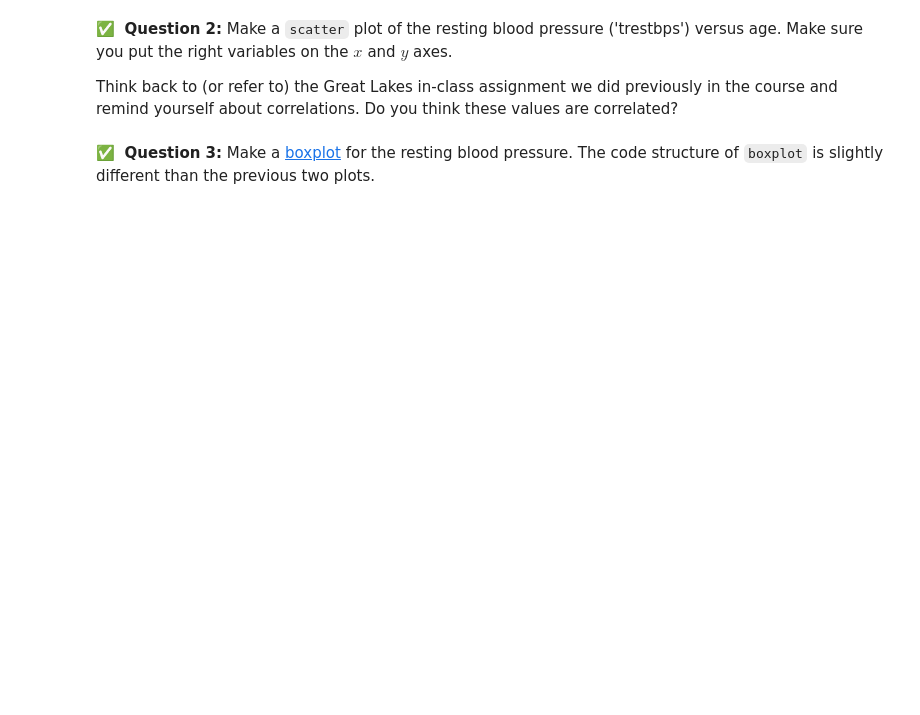
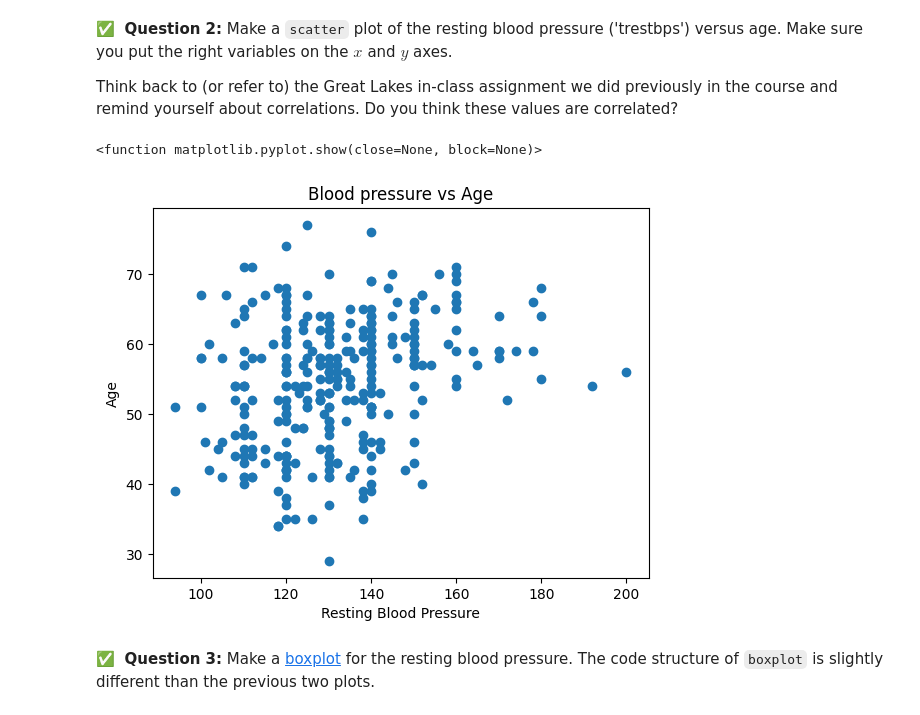
Before and after one commit to andrew-koren/cautious-adventure, a Jupyter notebook: my shit/cmse/Day-10_Pre-Class_Pandas-STUDENT.ipynb, the cells around one changed output. Cells and saved outputs as stored; diff of their text form; code cells hidden in the pictures; blank space fills up the shorter version.

```diff
--- a/my shit/cmse/Day-10_Pre-Class_Pandas-STUDENT.ipynb
+++ b/my shit/cmse/Day-10_Pre-Class_Pandas-STUDENT.ipynb
@@ -206,2 +228,12 @@ Think back to (or refer to) the Great Lakes in-class assignment we did previousl
+# %%
+# Put your code here
+plt.scatter(heart_disease_data['trestbps'],heart_disease_data['age'])
+plt.xlabel('Resting Blood Pressure')
+plt.ylabel('Age')
+plt.title('Blood pressure vs Age')
+plt.show
+# %% [output]
+<function matplotlib.pyplot.show(close=None, block=None)>
+[figure, added]
 # %% [markdown]
 &#9989;&nbsp; **Question 3:**  Make a [boxplot](https://matplotlib.org/stable/api/_as_gen/matplotlib.pyplot.boxplot.htmll) for the resting blood pressure. The code structure of `boxplot` is slightly different than the previous two plots.
```
Also changed, not shown: parts of 12 cells of this notebook, 4 other files.
